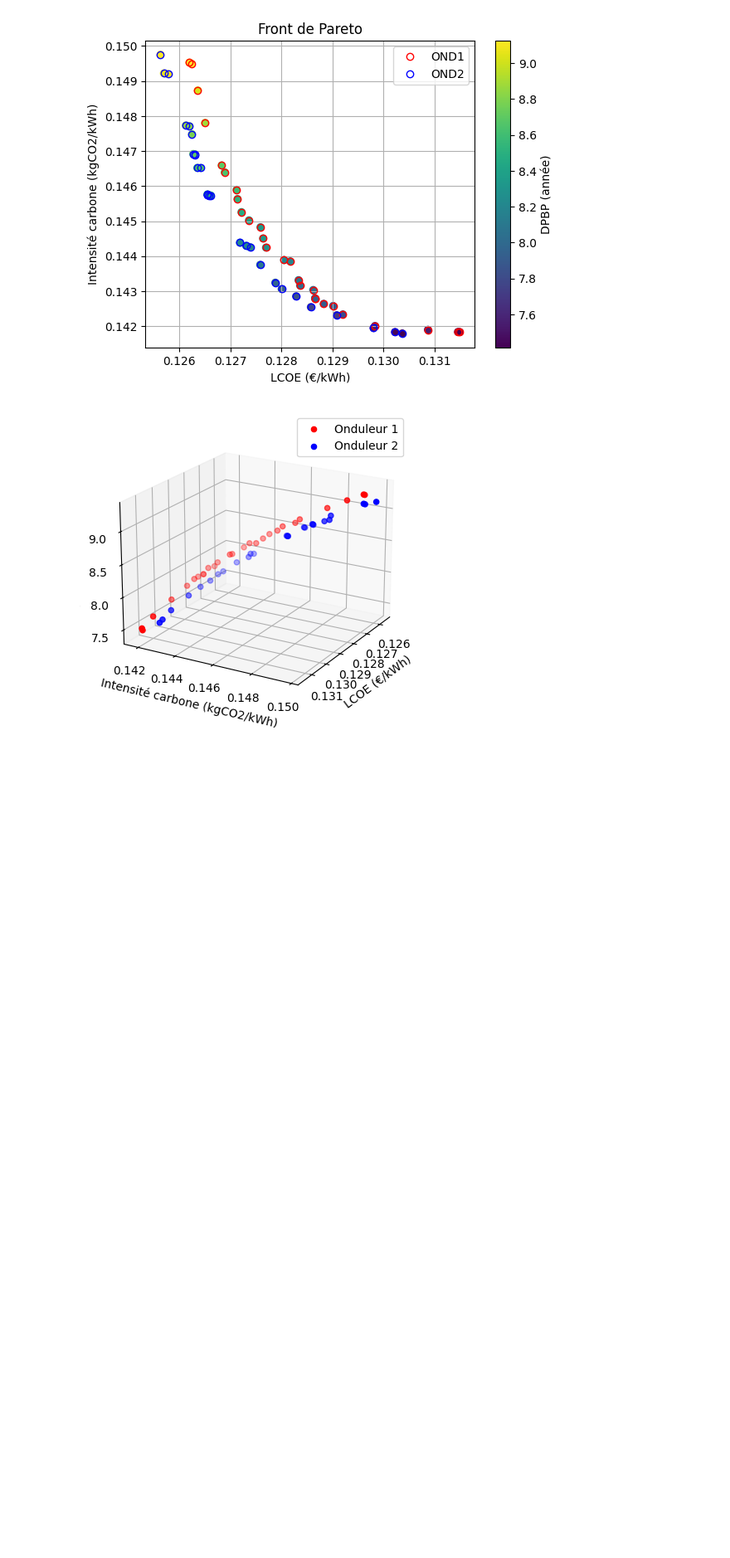
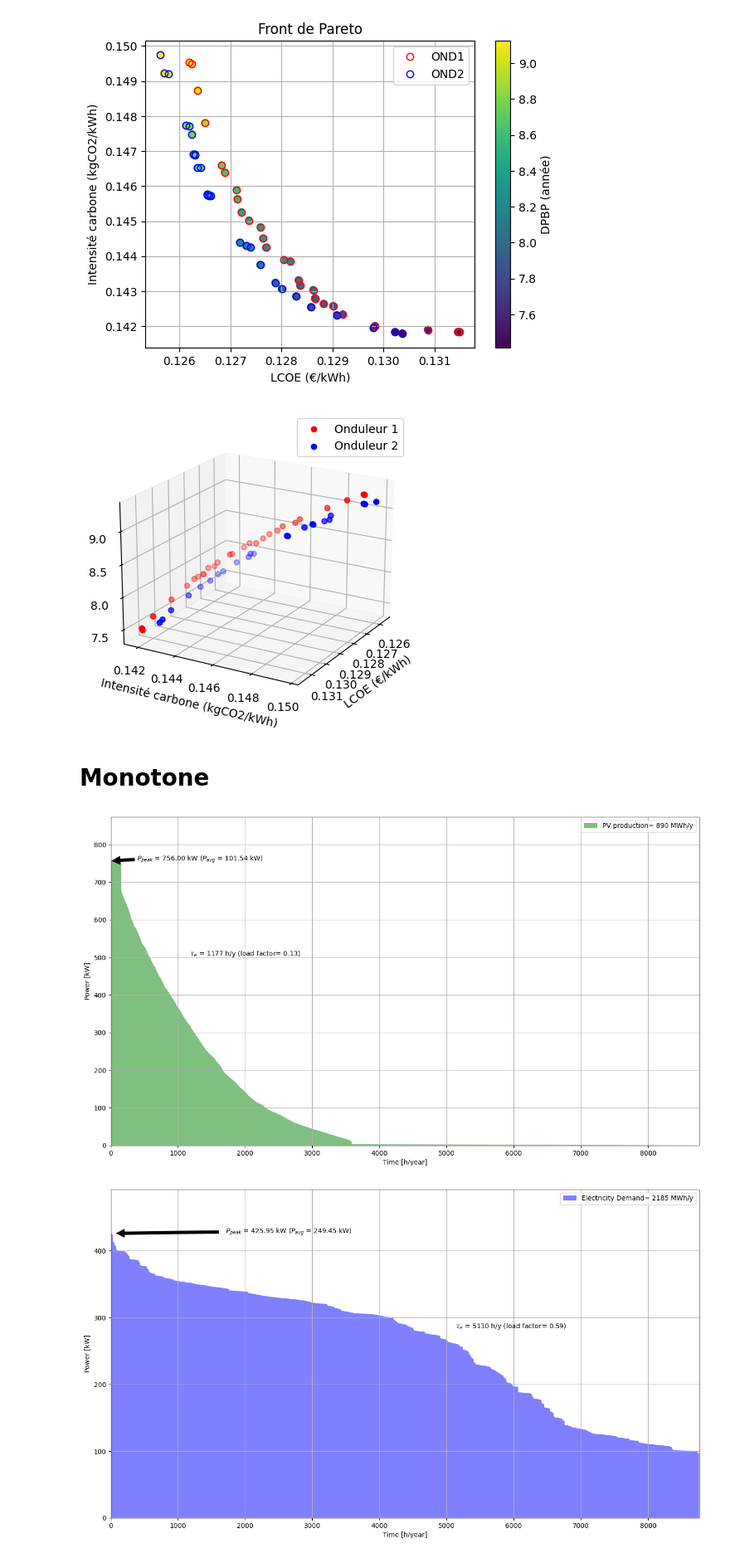
Before and after one commit to Louis9551/Solaire, a Jupyter notebook: DataAnalyse.ipynb, the cells around one changed output. Shown at 83% size. Cells and saved outputs as stored; diff of their text form; code cells hidden in the pictures; blank space fills up the shorter version.

```diff
--- a/DataAnalyse.ipynb
+++ b/DataAnalyse.ipynb
@@ -152,3 +312,52 @@ plt.show()
 [figure]
 [figure]
 [figure]
+# %% [markdown]
+# Monotone
+# %%
+(time, date, P_el_total) = GetProfile()
+(time, date, Gh, Dh, Tamb) = GetPVProduction()
+
+dataOND1 = {
+    'NumOnd': [1.0]*27,
+    'Nps': [17.0, 18.0, 17.0, 17.0, 17.0, 17.0, 18.0, 16.0, 16.0, 17.0, 17.0, 18.0, 18.0, 17.0, 19.0, 18.0, 17.0, 18.0, 18.0, 18.0, 18.0, 17.0, 16.0, 18.0, 18.0, 17.0, 18.0],
+    'Npp': [11.0, 10.0, 10.0, 11.0, 9.0, 10.0, 9.0, 11.0, 11.0, 10.0, 11.0, 10.0, 10.0, 12.0, 10.0, 9.0, 11.0, 11.0, 10.0, 9.0, 10.0, 10.0, 9.0, 10.0, 10.0, 9.0, 10.0],
+    'gamma': [-11.928532, -12.953212, -14.664039, -14.150537, -20.052935, -19.849735, -16.141415, -18.414067, -16.556578, -14.83336, -13.991779, -11.860358, -11.618231, -13.391336, -5.950443, -21.532409, -13.603732, -16.136177, -11.181473, -17.180867, -15.696471, -14.098103, -14.581558, -10.230706, -15.320513, -17.14719, -6.632743],
+    'i': [29.305097, 29.231752, 29.044251, 31.733324, 34.003834, 37.179867, 27.122568, 35.438074, 33.06953, 27.548904, 29.850127, 34.980254, 34.080022, 33.805944, 29.829625, 28.624888, 33.967073, 34.420177, 32.235899, 33.471279, 30.233648, 30.08904, 29.499599, 33.063284, 28.672839, 33.478793, 36.456789],
+    'nbinsta': [15.0, 15.0, 14.0, 13.0, 10.0, 9.0, 14.0, 13.0, 10.0, 15.0, 12.0, 13.0, 14.0, 10.0, 11.0, 10.0, 11.0, 11.0, 16.0, 11.0, 12.0, 11.0, 12.0, 16.0, 16.0, 11.0, 14.0],
+    'f1': [0.126363, 0.126506, 0.127218, 0.127141, 0.131495, 0.131461, 0.127642, 0.127591, 0.129835, 0.12683, 0.127699, 0.127365, 0.12689, 0.128624, 0.128337, 0.130873, 0.128367, 0.128054, 0.126197, 0.12866, 0.12883, 0.129205, 0.129014, 0.127122, 0.126242, 0.128661, 0.128173],
+    'f2': [0.148729, 0.147804, 0.145257, 0.145631, 0.141834, 0.141837, 0.144505, 0.144827, 0.142008, 0.14659, 0.144245, 0.145023, 0.146395, 0.143034, 0.143315, 0.141898, 0.143161, 0.143889, 0.149523, 0.142794, 0.142639, 0.142337, 0.142579, 0.145894, 0.149494, 0.142793, 0.143853],
+    'f3': [9.183984, 9.035174, 8.584071, 8.648967, 7.499684, 7.466427, 8.453486, 8.465442, 7.719324, 8.836977, 8.381768, 8.520334, 8.77891, 8.11084, 8.176978, 7.59778, 8.111013, 8.303655, 9.287429, 8.002667, 7.977603, 7.867452, 7.96324, 8.726376, 9.296745, 8.002865, 8.308461]
+}
+
+dfOND1 = pd.DataFrame(dataOND1)
+
+# Additional data
+dataOND2 = {
+    'NumOnd': [2.0, 2.0, 2.0, 2.0, 2.0, 2.0, 2.0, 2.0, 2.0, 2.0, 2.0, 2.0, 2.0, 2.0, 2.0, 2.0, 2.0, 2.0, 2.0, 2.0, 2.0, 2.0, 2.0, 2.0, 2.0, 2.0, 2.0, 2.0],
+    'Nps': [15.0, 17.0, 18.0, 18.0, 18.0, 17.0, 18.0, 18.0, 17.0, 17.0, 17.0, 16.0, 16.0, 18.0, 17.0, 17.0, 16.0, 16.0, 17.0, 18.0, 18.0, 18.0, 17.0, 17.0, 18.0, 17.0, 18.0, 17.0],
+    'Npp': [25.0, 24.0, 25.0, 21.0, 24.0, 24.0, 22.0, 25.0, 24.0, 25.0, 22.0, 23.0, 24.0, 24.0, 25.0, 24.0, 23.0, 23.0, 24.0, 24.0, 23.0, 23.0, 24.0, 24.0, 23.0, 24.0, 24.0, 24.0],
+    'gamma': [-13.594363, -11.856513, -7.202217, -14.777798, -9.483112, -10.346077, -11.765963, -12.737139, -10.637013, -11.260082, -13.272997, -11.973559, -12.235060, -10.659485, -8.041472, -12.455669, -18.360403, -16.256444, -13.214667, -8.032364, -13.067706, -11.757147, -10.896114, -10.723813, -11.851251, -9.849294, -7.629392, -10.315403],
+    'i': [32.434249, 29.876012, 28.737862, 34.893586, 32.159037, 30.886403, 34.545069, 30.908651, 27.912431, 26.812837, 33.168306, 31.336083, 31.299747, 32.567327, 30.039388, 30.169790, 29.783695, 34.619461, 31.313827, 30.055548, 30.855690, 32.141097, 28.620018, 27.794752, 31.999471, 25.723756, 31.549812, 30.643752],
+    'nbinsta': [7.0, 6.0, 6.0, 7.0, 4.0, 6.0, 5.0, 5.0, 7.0, 6.0, 6.0, 7.0, 5.0, 5.0, 6.0, 6.0, 5.0, 6.0, 4.0, 6.0, 7.0, 5.0, 6.0, 6.0, 4.0, 7.0, 6.0, 5.0],
+    'f1': [0.126249, 0.126556, 0.126128, 0.126199, 0.129807, 0.126554, 0.128289, 0.127309, 0.125698, 0.126417, 0.127189, 0.126273, 0.128578, 0.127585, 0.126352, 0.126551, 0.129084, 0.127388, 0.130369, 0.126307, 0.125631, 0.127882, 0.126589, 0.126617, 0.130227, 0.125779, 0.126304, 0.128006],
+    'f2': [0.147480, 0.145750, 0.147730, 0.147709, 0.141948, 0.145756, 0.142854, 0.144297, 0.149217, 0.146517, 0.144385, 0.146915, 0.142547, 0.143753, 0.146518, 0.145760, 0.142315, 0.144255, 0.141794, 0.146879, 0.149749, 0.143243, 0.145733, 0.145732, 0.141834, 0.149196, 0.146909, 0.143061],
+    'f3': [8.781940, 8.493578, 8.866992, 8.809158, 7.541795, 8.493050, 7.851905, 8.231229, 9.068300, 8.656511, 8.220387, 8.698248, 7.774910, 8.100297, 8.643156, 8.492457, 7.694162, 8.187524, 7.415913, 8.710764, 9.124223, 7.967667, 8.500233, 8.505981, 7.447968, 9.084632, 8.710150, 7.927254]
+}
+
+# Creating a DataFrame for the new data
+dfOND2 = pd.DataFrame(dataOND2)
+
+
+# 0 = NumOnd, 1 = Nps, 2 = Npp, 3 = gamma, 4 = i, 5 = nbinsta
+NumIndividu = 0
+
+dfOND2['gamma'][NumIndividu]
+P_PV_Ind = PvYield(dfOND2['gamma'][NumIndividu],dfOND2['i'][NumIndividu], dfOND2['Nps'][NumIndividu], dfOND2['Npp'][NumIndividu],dfOND2['NumOnd'][NumIndividu], dfOND2['nbinsta'][NumIndividu])
+LDC_PV = LoadDurationCurve(time, date, P_PV_Ind, color='green', name='PV production', steps=250)
+display(LDC_PV)
+LDC_elec = LoadDurationCurve(time, date, P_el_total, color='blue', name='Electricity Demand', steps=250)
+display(LDC_elec)
+# %% [output]
+[figure, added]
+[figure, added]
```
Also changed, not shown: parts of 3 cells of this notebook.
